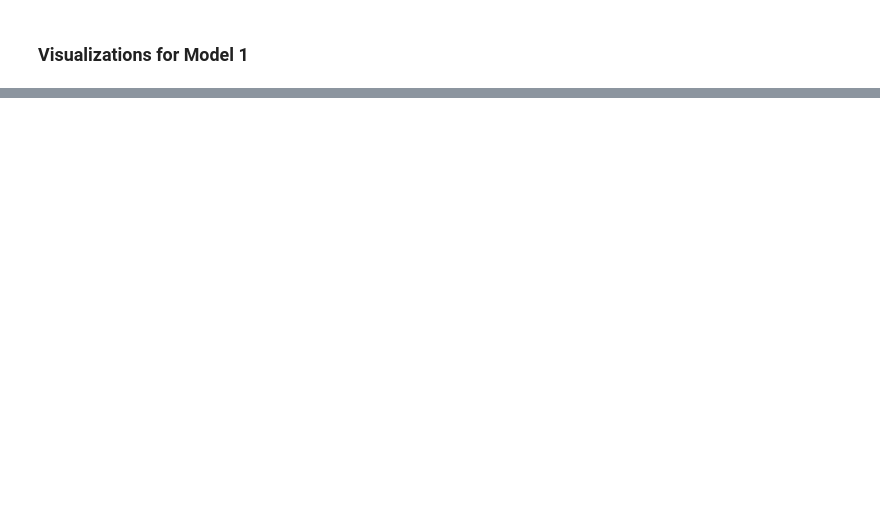
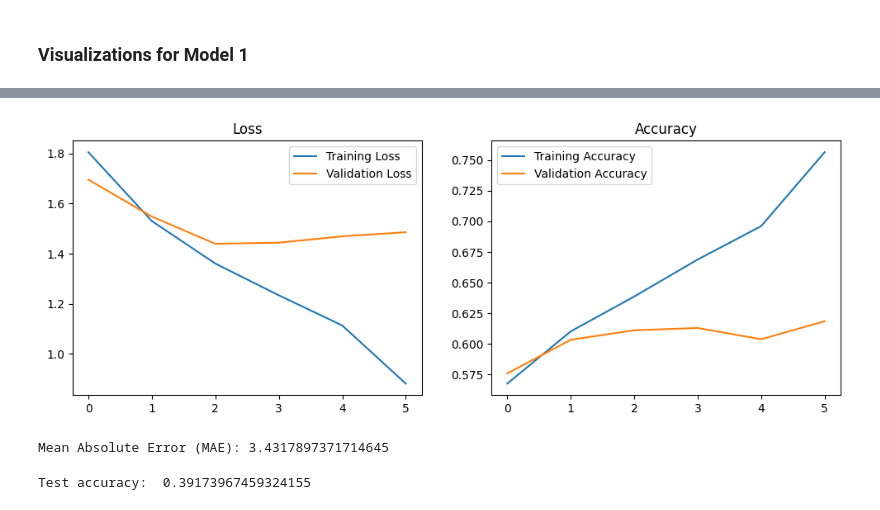
Before and after one commit to sally-zhao/project5-multimodallearning, a Jupyter notebook: doc/Multimodal_Data_Models.ipynb, the cells around one changed output, grey strips where cells are left out. Cells and saved outputs as stored; diff of their text form; code cells hidden in the pictures; blank space fills up the shorter version.

```diff
--- a/doc/Multimodal_Data_Models.ipynb
+++ b/doc/Multimodal_Data_Models.ipynb
@@ -339,0 +532,34 @@ np.save('ecg_lr_data_np.npy', ecg_lr_data_np)
+# %%
+# Train the model
+early_stopping = tf.keras.callbacks.EarlyStopping(monitor='val_loss', patience=3, min_delta = 0.0001, restore_best_weights=True)
+learning_rate_scheduler = tf.keras.callbacks.ReduceLROnPlateau(factor=0.5, patience=2)
+
+# Train the model
+history_model3 = model3.fit([x_train_ecg, x_train_ehr], y_train_scp, epochs=10,
+                          validation_data=([x_val_ecg, x_val_ehr], y_val_scp),
+                                   callbacks=[early_stopping, learning_rate_scheduler])
+
+# Evaluate the model
+loss, accuracy = model3.evaluate([x_val_ecg, x_val_ehr], y_val_scp)
+print(f"Test Loss: {loss}")
+print(f"Test Accuracy: {accuracy}")
+
+# Plot training history
+import matplotlib.pyplot as plt
+
+plt.figure(figsize=(12, 4))
+
+plt.subplot(1, 2, 1)
+plt.plot(history_model3.history['loss'], label='Training Loss')
+plt.plot(history_model3.history['val_loss'], label='Validation Loss')
+plt.title('Loss')
+plt.legend()
+
+plt.subplot(1, 2, 2)
+plt.plot(history_model3.history['accuracy'], label='Training Accuracy')
+plt.plot(history_model3.history['val_accuracy'], label='Validation Accuracy')
+plt.title('Accuracy')
+plt.legend()
+
+plt.show()
+# %% [output]
@@ -339,0 +581 @@ np.save('ecg_lr_data_np.npy', ecg_lr_data_np)
+[figure, added]
@@ -339,0 +608,16 @@ np.save('ecg_lr_data_np.npy', ecg_lr_data_np)
+# %%
+mae = np.mean(np.abs(y_scp_pred3 - y_test_scp))
+print(f"Mean Absolute Error (MAE): {mae}")
+# %% [output]
+Mean Absolute Error (MAE): 3.4317897371714645
+# %%
+# test accuracy
+diff = 0
+
+for i in range(0, len(y_scp_pred3)):
+  if y_scp_pred3[i]!= y_test_scp[i]:
+    diff+=1
+
+print("Test accuracy: ", (diff/len(y_scp_pred3)))
+# %% [output]
+Test accuracy:  0.39173967459324155
```
Also changed, not shown: parts of 25 cells of this notebook.
